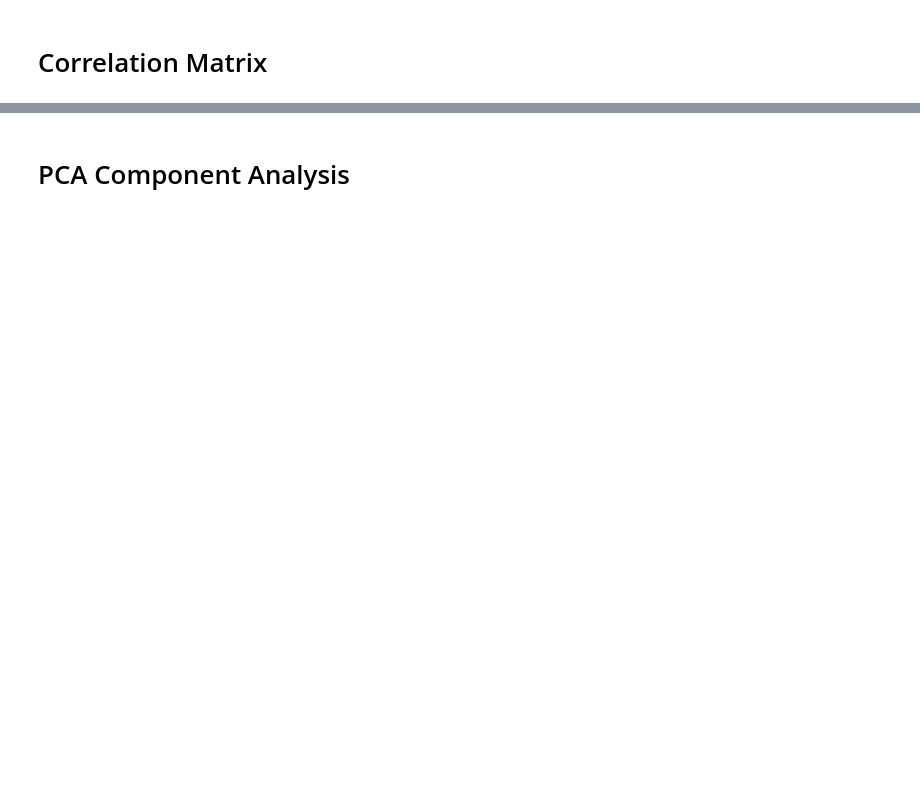
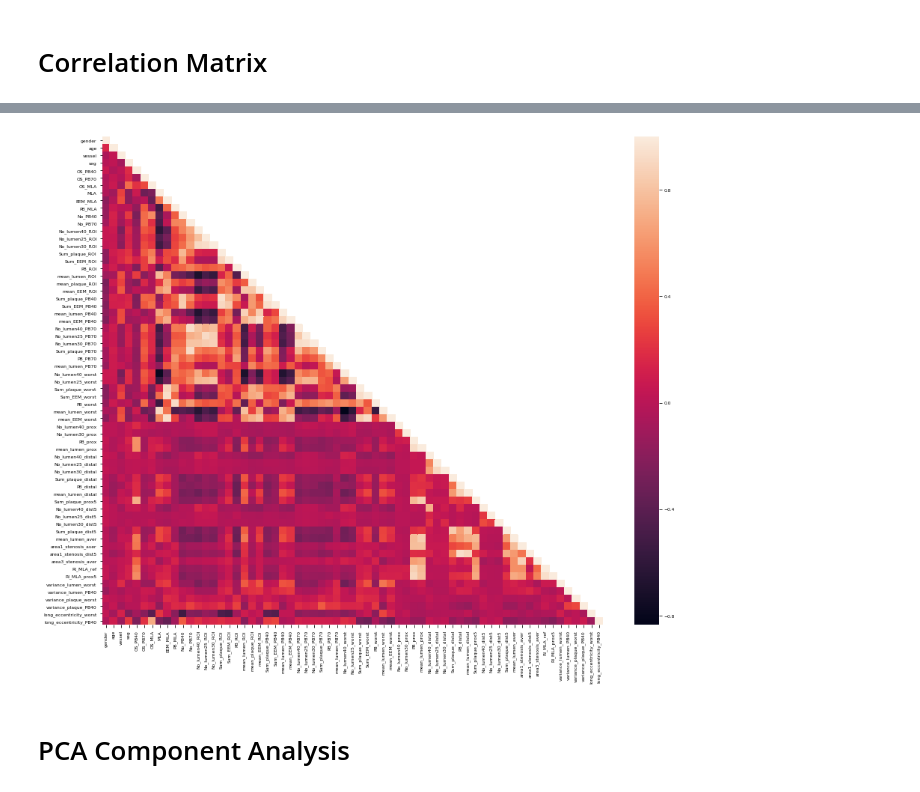
Before and after one commit to paulnguyen81/bloodpressure_ffr, a Jupyter notebook: correlation.ipynb, the cells around one changed output, grey strips where cells are left out. Drawn from its saved outputs; the diff is of its cells as text; code cells hidden in the pictures; blank space fills up the shorter version.

```diff
--- a/correlation.ipynb
+++ b/correlation.ipynb
@@ -363,3 +412,15 @@ No_lumen40_worst       mean_lumen_worst        -0.832893
+# %%
+dfcorr = df_reduce.corr()
+dfcorr1 = dfcorr.mask(~np.tril(np.ones(dfcorr.shape)).astype(np.bool))
+plt.figure(figsize=(15,12))
+plt.rcParams.update({'font.size': 6})
+sns.heatmap(dfcorr1,
+        xticklabels=dfcorr.columns,
+        yticklabels=dfcorr.columns)
+plt.savefig('dfcorr_reduce.pdf')
+plt.show()
+# %% [output]
+[figure, added]
 # %% [markdown]
 # PCA Component Analysis
 # %%
```
Also changed, not shown: parts of 39 cells of this notebook, 8 other files.
